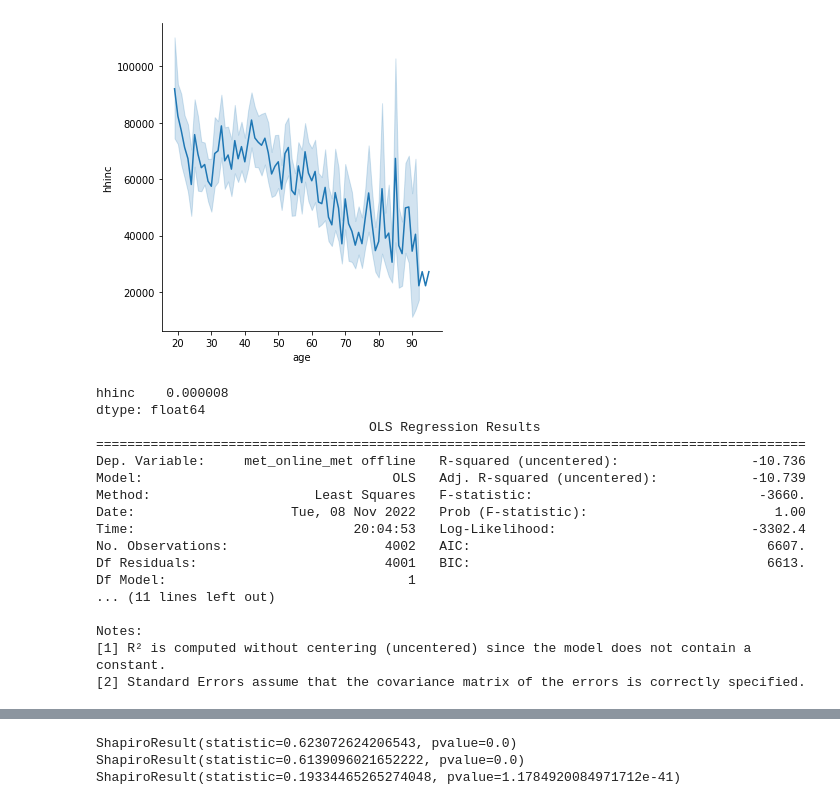
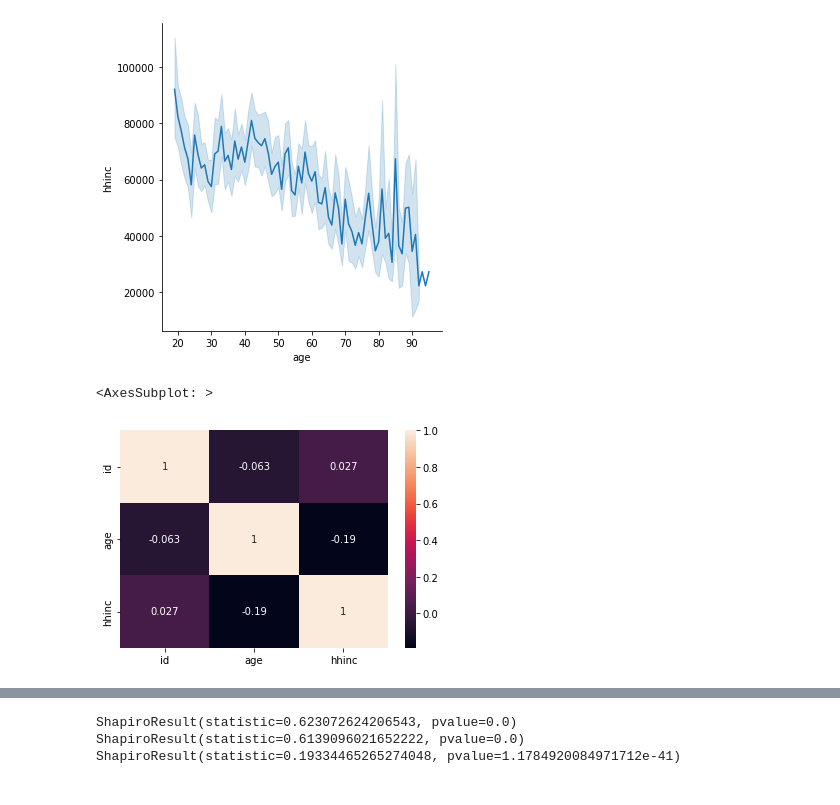
Before and after one commit to hypothetical-lemon/COMP4447-final-project, a Jupyter notebook: final_project.ipynb, the cells around one changed output, grey strips where cells are left out. Drawn from its saved outputs; the diff is of its cells as text; code cells hidden in the pictures.

Commit message:
add heatmap, scatter matrix v1

```diff
--- a/final_project.ipynb
+++ b/final_project.ipynb
@@ -503,25 +503,12 @@ sns.relplot(x='age', y='hhinc', kind='line', data=df_numeric2011)
 <seaborn.axisgrid.FacetGrid at 0x...>
 [figure]
 # %%
-model = sm.OLS(df_categorical_encoded2011['met_online_met offline'], df_numeric2011['hhinc'])
-results = model.fit()
-print(results.params)
-print(results.summary())
+# model = sm.OLS(df_categorical_encoded2011['met_online_met offline'], df_numeric2011['hhinc'])
+# results = model.fit()
+# print(results.params)
+# print(results.summary())
+
+sns.heatmap(df_numeric2011.corr(), annot=True)
 # %% [output]
-hhinc    0.000008
-dtype: float64
-                                   OLS Regression Results
-===========================================================================================
-Dep. Variable:     met_online_met offline   R-squared (uncentered):                 -10.736
-Model:                                OLS   Adj. R-squared (uncentered):            -10.739
-Method:                     Least Squares   F-statistic:                             -3660.
-Date:                    Tue, 08 Nov 2022   Prob (F-statistic):                        1.00
-Time:                            20:04:53   Log-Likelihood:                         -3302.4
-No. Observations:                    4002   AIC:                                      6607.
-Df Residuals:                        4001   BIC:                                      6613.
-Df Model:                               1
-... (11 lines left out)
-
-Notes:
-[1] R² is computed without centering (uncentered) since the model does not contain a constant.
-[2] Standard Errors assume that the covariance matrix of the errors is correctly specified.
+<AxesSubplot: >
+[figure, added]
```
Also changed, not shown: parts of 4 cells of this notebook.
